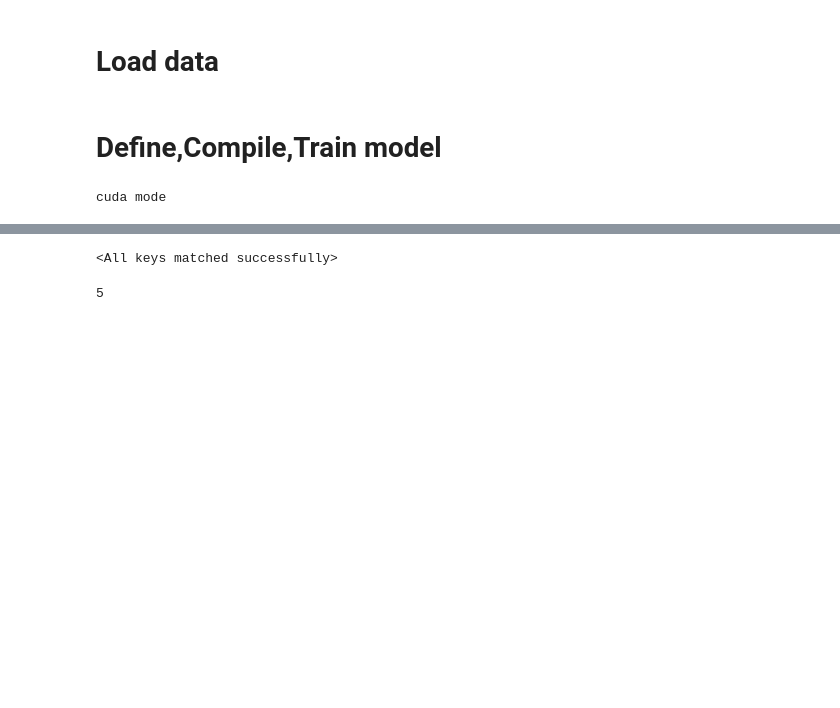
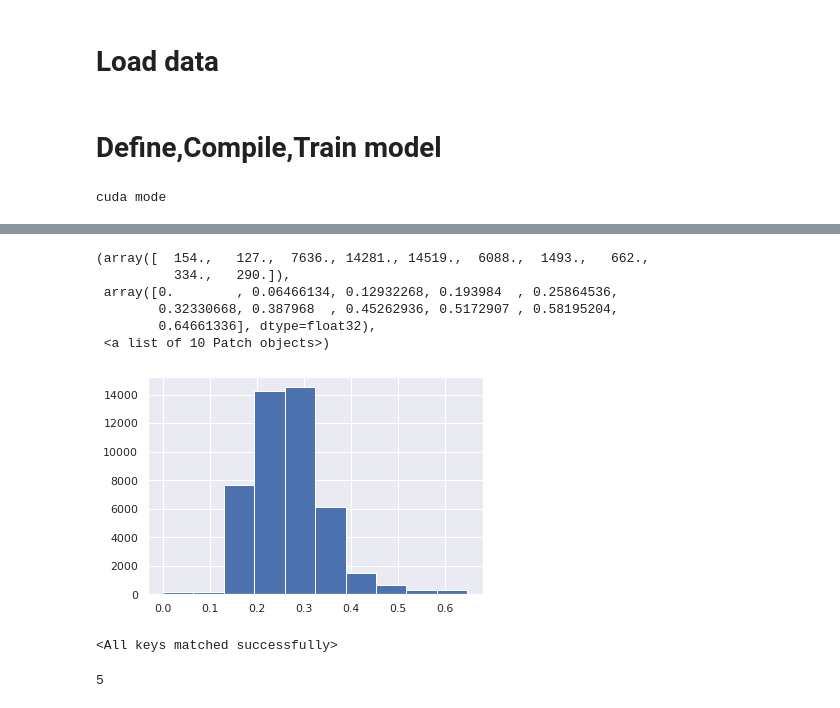
Before and after one commit to NickMeim/deepSIBA_pytorch, a Jupyter notebook: colab_notebook_deepsiba.ipynb, the cells around one changed output, grey strips where cells are left out. Cells and saved outputs as stored; diff of their text form; code cells hidden in the pictures; blank space fills up the shorter version.

```diff
--- a/colab_notebook_deepsiba.ipynb
+++ b/colab_notebook_deepsiba.ipynb
@@ -426,3 +409,13 @@ get
+# %%
+plt.hist(y_pred1)
+# %% [output]
+(array([  154.,   127.,  7636., 14281., 14519.,  6088.,  1493.,   662.,
+          334.,   290.]),
+ array([0.        , 0.06466134, 0.12932268, 0.193984  , 0.25864536,
+        0.32330668, 0.387968  , 0.45262936, 0.5172907 , 0.58195204,
+        0.64661336], dtype=float32),
+ <a list of 10 Patch objects>)
+[figure, added]
 # %%
 deepsiba.load_state_dict(torch.load('mymodel.pth'))
 # %% [output]
```
Also changed, not shown: parts of 17 cells of this notebook, 4 other files.
